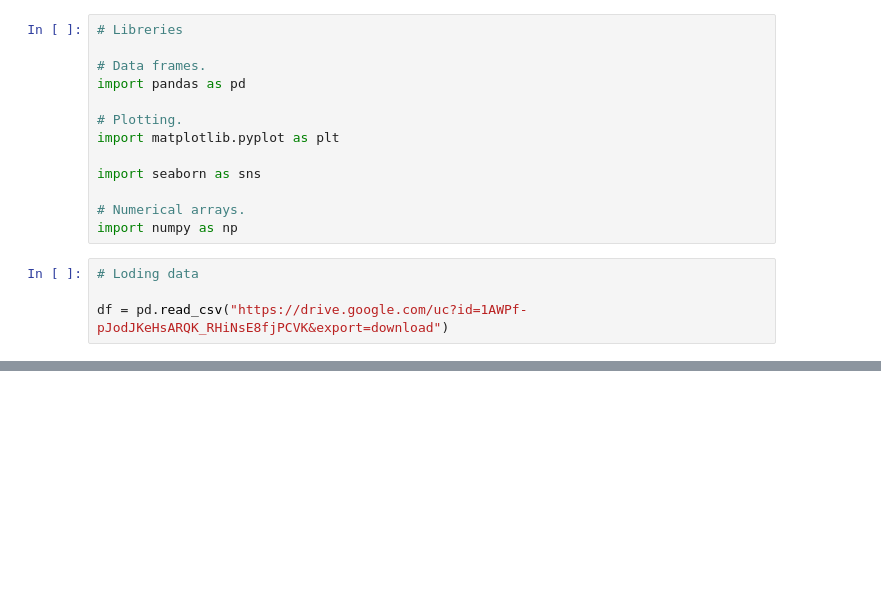
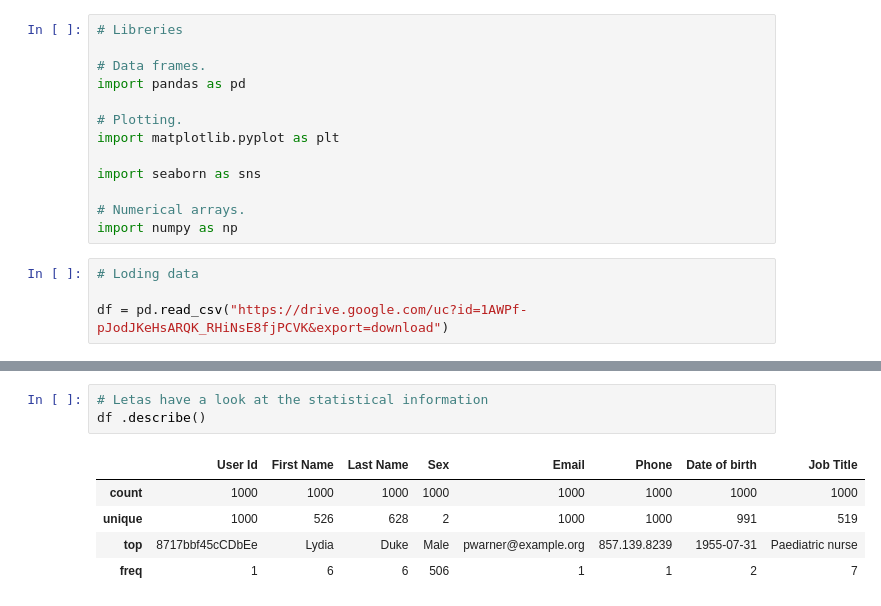
Before and after one commit to h2ohugol/PFDA-assignments, a Jupyter notebook: assignment03-pie.ipynb, the cells around one changed output, grey strips where cells are left out. Drawn from its saved outputs; the diff is of its cells as text; blank space fills up the shorter version.

```diff
--- a/assignment03-pie.ipynb
+++ b/assignment03-pie.ipynb
@@ -45,0 +89,9 @@ df
+# %%
+# Letas have a look at the statistical information
+df .describe()
+# %% [output]
+|  | User Id | First Name | Last Name | Sex | Email | Phone | Date of birth | Job Title |
+| count | 1000 | 1000 | 1000 | 1000 | 1000 | 1000 | 1000 | 1000 |
+| unique | 1000 | 526 | 628 | 2 | 1000 | 1000 | 991 | 519 |
+| top | 8717bbf45cCDbEe | Lydia | Duke | Male | pwarner@example.org | 857.139.8239 | 1955-07-31 | Paediatric nurse |
+| freq | 1 | 6 | 6 | 506 | 1 | 1 | 2 | 7 |
```
Also changed, not shown: parts of 5 cells of this notebook.
